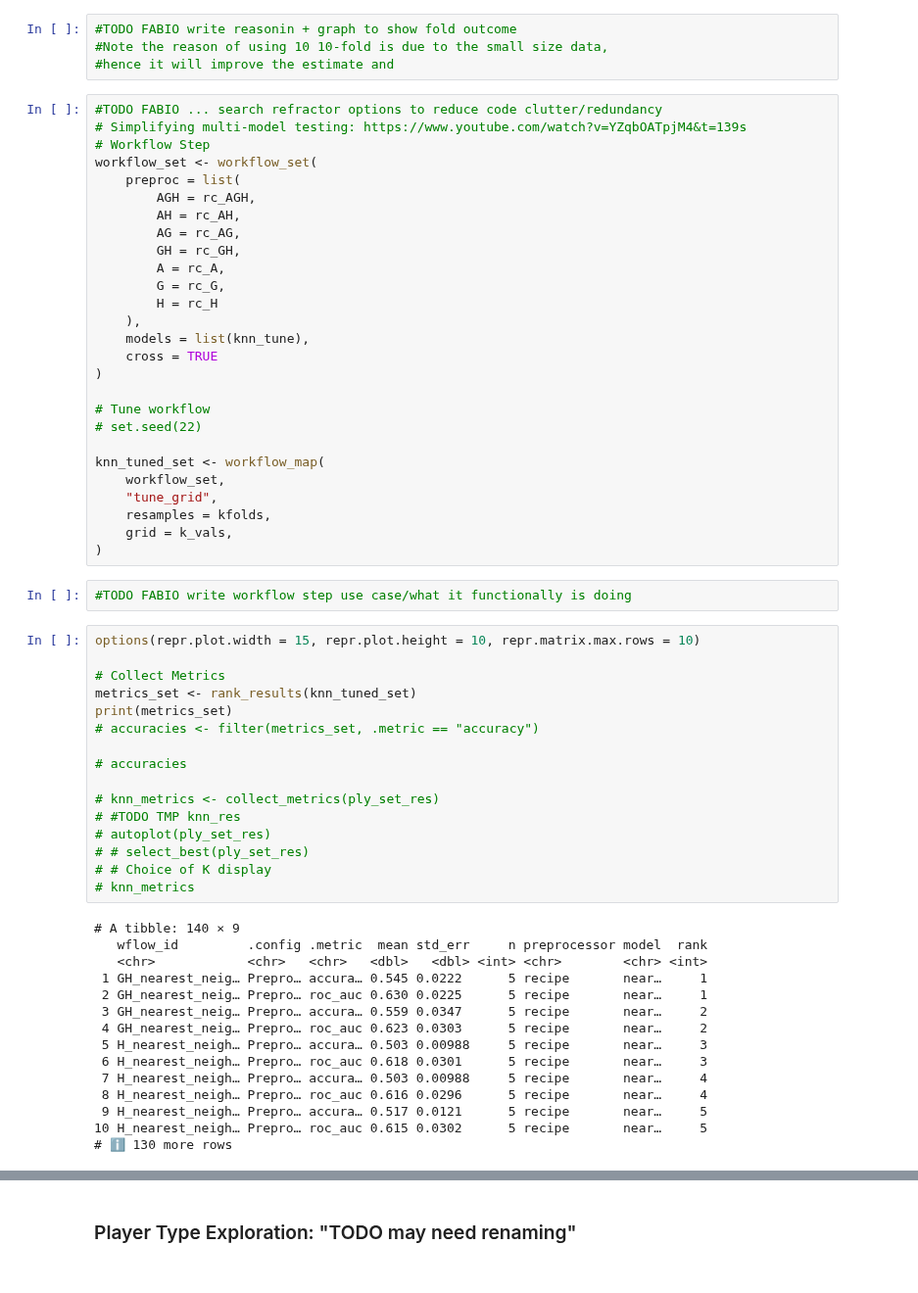
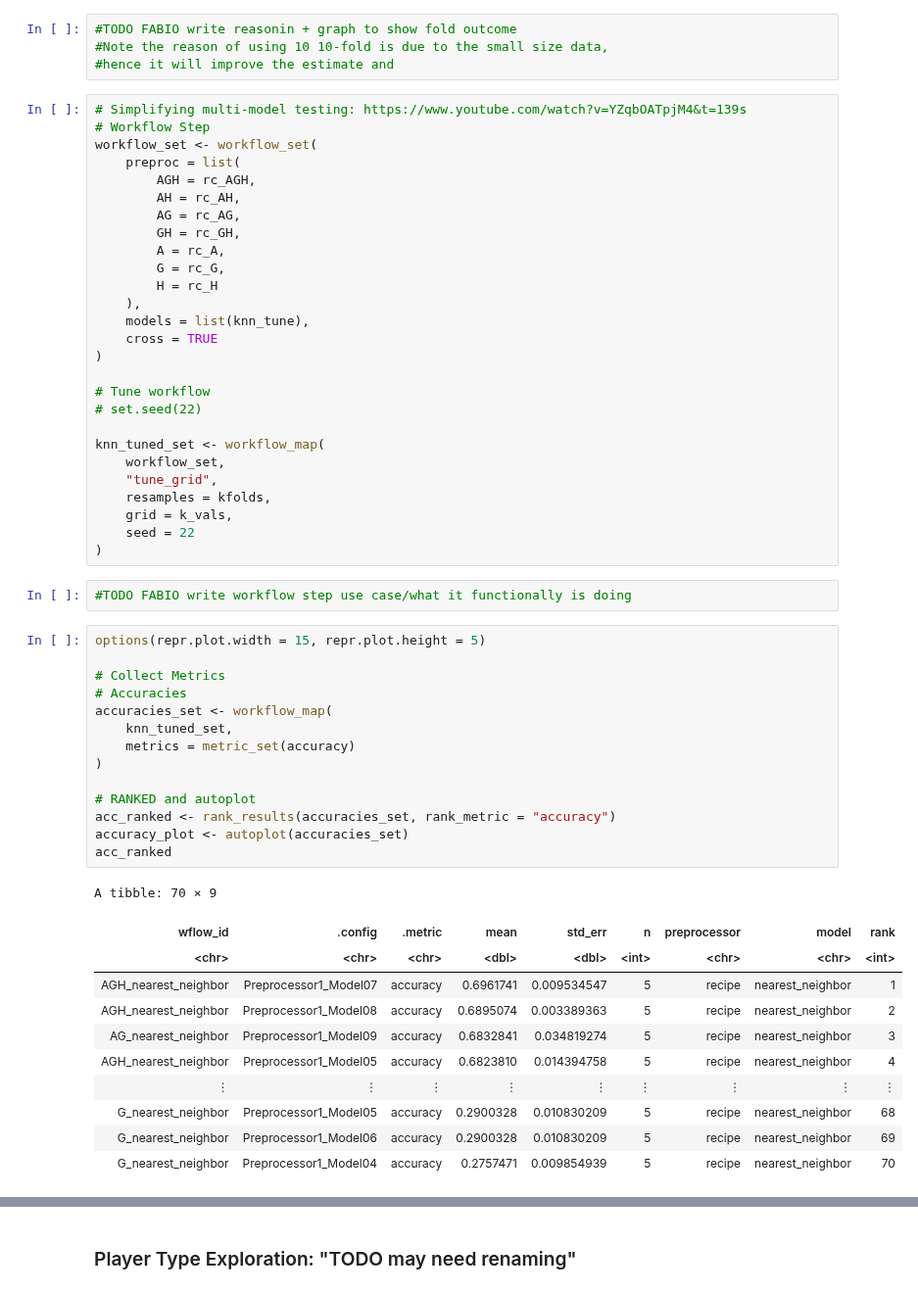
Before and after one commit to FabianoGLentini/player-subscription-ml, a Jupyter notebook: Project_Report.ipynb, the cells around one changed output, grey strips where cells are left out. Shown at 98% size. Cells and saved outputs as stored; diff of their text form.

```diff
--- a/Project_Report.ipynb
+++ b/Project_Report.ipynb
@@ -159,7 +160,6 @@ k_vals = tibble(neighbors = seq(from = 1, to = 10, by = 1))
 #Note the reason of using 10 10-fold is due to the small size data,
 #hence it will improve the estimate and
 # %%
-#TODO FABIO ... search refractor options to reduce code clutter/redundancy
 # Simplifying multi-model testing: https://www.youtube.com/watch?v=YZqbOATpjM4&t=139s
 # Workflow Step
 workflow_set <- workflow_set(
@@ -184,37 +184,33 @@ knn_tuned_set <- workflow_map(
     "tune_grid",
     resamples = kfolds,
     grid = k_vals,
+    seed = 22
 )
 # %%
 #TODO FABIO write workflow step use case/what it functionally is doing
 # %%
-options(repr.plot.width = 15, repr.plot.height = 10, repr.matrix.max.rows = 10)
+options(repr.plot.width = 15, repr.plot.height = 5)
 
 # Collect Metrics
-metrics_set <- rank_results(knn_tuned_set)
-print(metrics_set)
-# accuracies <- filter(metrics_set, .metric == "accuracy")
+# Accuracies
+accuracies_set <- workflow_map(
+    knn_tuned_set,
+    metrics = metric_set(accuracy)
+)
 
-# accuracies
-
-# knn_metrics <- collect_metrics(ply_set_res)
-# #TODO TMP knn_res
-# autoplot(ply_set_res)
-# # select_best(ply_set_res)
-# # Choice of K display
-# knn_metrics
+# RANKED and autoplot
+acc_ranked <- rank_results(accuracies_set, rank_metric = "accuracy")
+accuracy_plot <- autoplot(accuracies_set)
+acc_ranked
 # %% [output]
-# A tibble: 140 × 9
-   wflow_id         .config .metric  mean std_err     n preprocessor model  rank
-   <chr>            <chr>   <chr>   <dbl>   <dbl> <int> <chr>        <chr> <int>
- 1 GH_nearest_neig… Prepro… accura… 0.545 0.0222      5 recipe       near…     1
- 2 GH_nearest_neig… Prepro… roc_auc 0.630 0.0225      5 recipe       near…     1
- 3 GH_nearest_neig… Prepro… accura… 0.559 0.0347      5 recipe       near…     2
- 4 GH_nearest_neig… Prepro… roc_auc 0.623 0.0303      5 recipe       near…     2
- 5 H_nearest_neigh… Prepro… accura… 0.503 0.00988     5 recipe       near…     3
- 6 H_nearest_neigh… Prepro… roc_auc 0.618 0.0301      5 recipe       near…     3
- 7 H_nearest_neigh… Prepro… accura… 0.503 0.00988     5 recipe       near…     4
- 8 H_nearest_neigh… Prepro… roc_auc 0.616 0.0296      5 recipe       near…     4
- 9 H_nearest_neigh… Prepro… accura… 0.517 0.0121      5 recipe       near…     5
-10 H_nearest_neigh… Prepro… roc_auc 0.615 0.0302      5 recipe       near…     5
-# ℹ 130 more rows
+A tibble: 70 × 9
+| wflow_id | .config | .metric | mean | std_err | n | preprocessor | model | rank |
+| <chr> | <chr> | <chr> | <dbl> | <dbl> | <int> | <chr> | <chr> | <int> |
+| AGH_nearest_neighbor | Preprocessor1_Model07 | accuracy | 0.6961741 | 0.009534547 | 5 | recipe | nearest_neighbor | 1 |
+| AGH_nearest_neighbor | Preprocessor1_Model08 | accuracy | 0.6895074 | 0.003389363 | 5 | recipe | nearest_neighbor | 2 |
+| AG_nearest_neighbor | Preprocessor1_Model09 | accuracy | 0.6832841 | 0.034819274 | 5 | recipe | nearest_neighbor | 3 |
+| AGH_nearest_neighbor | Preprocessor1_Model05 | accuracy | 0.6823810 | 0.014394758 | 5 | recipe | nearest_neighbor | 4 |
+| ⋮ | ⋮ | ⋮ | ⋮ | ⋮ | ⋮ | ⋮ | ⋮ | ⋮ |
+| G_nearest_neighbor | Preprocessor1_Model05 | accuracy | 0.2900328 | 0.010830209 | 5 | recipe | nearest_neighbor | 68 |
+| G_nearest_neighbor | Preprocessor1_Model06 | accuracy | 0.2900328 | 0.010830209 | 5 | recipe | nearest_neighbor | 69 |
+| G_nearest_neighbor | Preprocessor1_Model04 | accuracy | 0.2757471 | 0.009854939 | 5 | recipe | nearest_neighbor | 70 |
```
Also changed, not shown: parts of 5 cells of this notebook.
